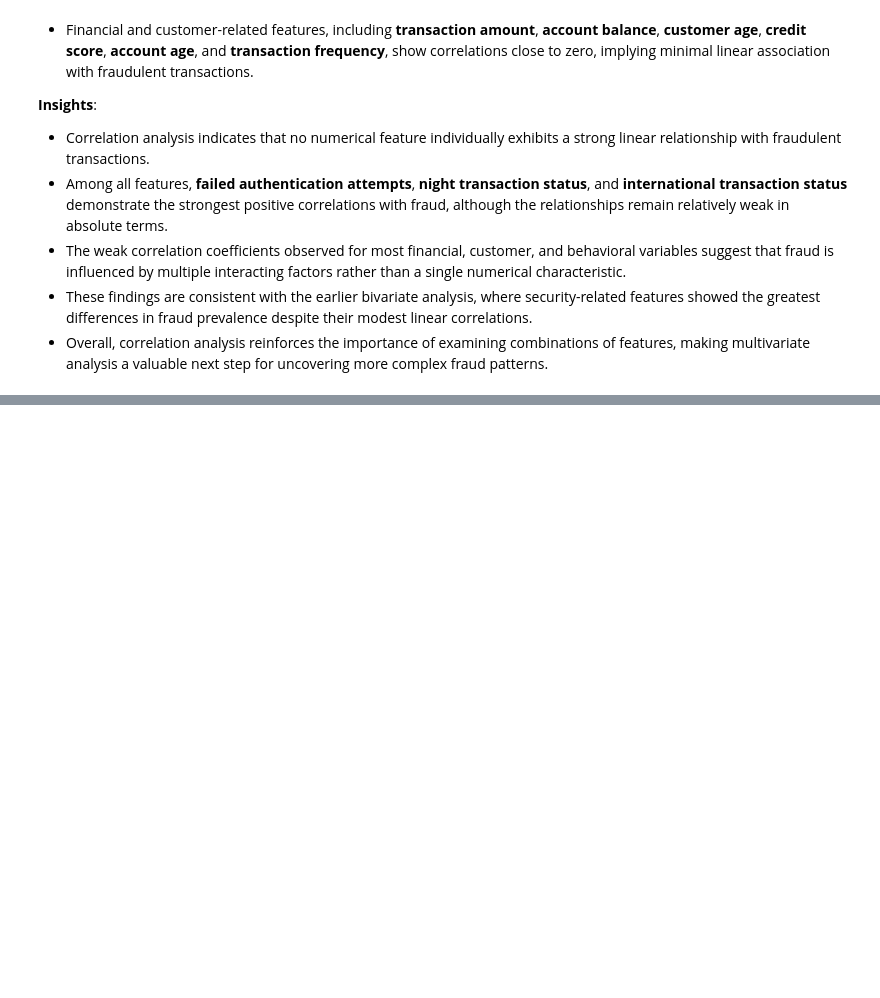
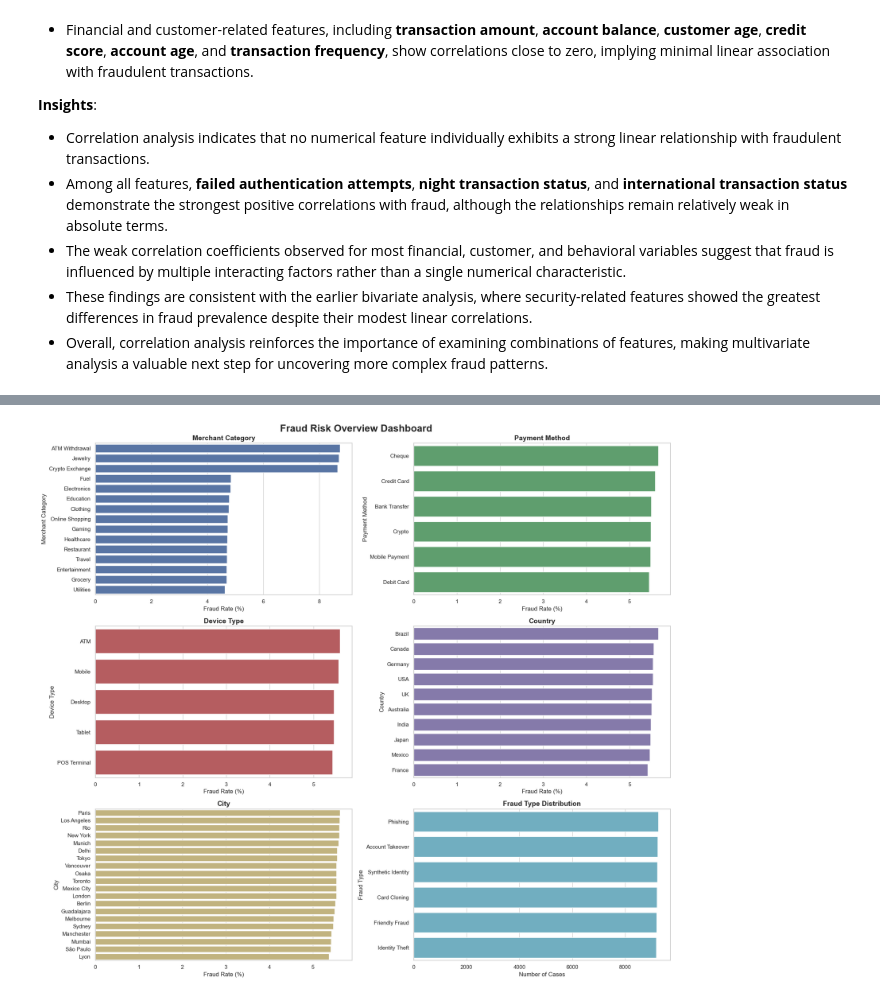
Before and after one commit to abhi-saurav-saroya/bank-fraud-eda, a Jupyter notebook: notebooks/02_exploratory_data_analysis.ipynb, the cells around one changed output, grey strips where cells are left out. Saved outputs shown, nothing was run; the diff lists cells and outputs as text; code cells hidden in the pictures; blank space fills up the shorter version.

Commit message:
feat(eda/multivariate-analysis): add Fraud Risk Overview Dashboard for categorical features [Merchant Category, Payment Method, Device Type, Country, City, Fraud Type]

```diff
--- a/notebooks/02_exploratory_data_analysis.ipynb
+++ b/notebooks/02_exploratory_data_analysis.ipynb
@@ -2881,0 +2934,77 @@ plt.show()
+# %%
+sns.set_theme(style="whitegrid", palette="mako")
+
+fig, axes = plt.subplots(3, 2, figsize=(18, 16))
+
+sns.barplot(
+    x=merchant_fraud.values,
+    y=merchant_fraud.index,
+    color="#4C72B0",
+    ax=axes[0,0]
+)
+axes[0,0].set_title("Merchant Category", fontsize=14, fontweight="bold")
+
+sns.barplot(
+    x=payment_fraud.values,
+    y=payment_fraud.index,
+    color="#55A868",
+    ax=axes[0,1]
+)
+axes[0,1].set_title("Payment Method", fontsize=14, fontweight="bold")
+
+sns.barplot(
+    x=device_fraud.values,
+    y=device_fraud.index,
+    color="#C44E52",
+    ax=axes[1,0]
+)
+axes[1,0].set_title("Device Type", fontsize=14, fontweight="bold")
+
+sns.barplot(
+    x=country_fraud.values,
+    y=country_fraud.index,
+    color="#8172B2",
+    ax=axes[1,1]
+)
+axes[1,1].set_title("Country", fontsize=14, fontweight="bold")
+
+sns.barplot(
+    x=city_fraud.values,
+    y=city_fraud.index,
+    color="#CCB974",
+    ax=axes[2,0]
+)
+axes[2,0].set_title("City", fontsize=14, fontweight="bold")
+
+sns.barplot(
+    x=fraud_type_counts.values,
+    y=fraud_type_counts.index,
+    color="#64B5CD",
+    ax=axes[2,1]
+)
+axes[2,1].set_title("Fraud Type Distribution", fontsize=14, fontweight="bold")
+
+plt.suptitle(
+    "Fraud Risk Overview Dashboard",
+    fontsize=20,
+    fontweight="bold"
+)
+
+axes[0,0].set_ylabel("Merchant Category")
+axes[0,1].set_ylabel("Payment Method")
+axes[1,0].set_ylabel("Device Type")
+axes[1,1].set_ylabel("Country")
+axes[2,0].set_ylabel("City")
+axes[2,1].set_ylabel("Fraud Type")
+
+axes[0,0].set_xlabel("Fraud Rate (%)")
+axes[0,1].set_xlabel("Fraud Rate (%)")
+axes[1,0].set_xlabel("Fraud Rate (%)")
+axes[1,1].set_xlabel("Fraud Rate (%)")
+axes[2,0].set_xlabel("Fraud Rate (%)")
+axes[2,1].set_xlabel("Number of Cases")
+
+plt.tight_layout()
+plt.show()
+# %% [output]
+[figure, added]
```
Also changed, not shown: parts of 7 cells of this notebook.
